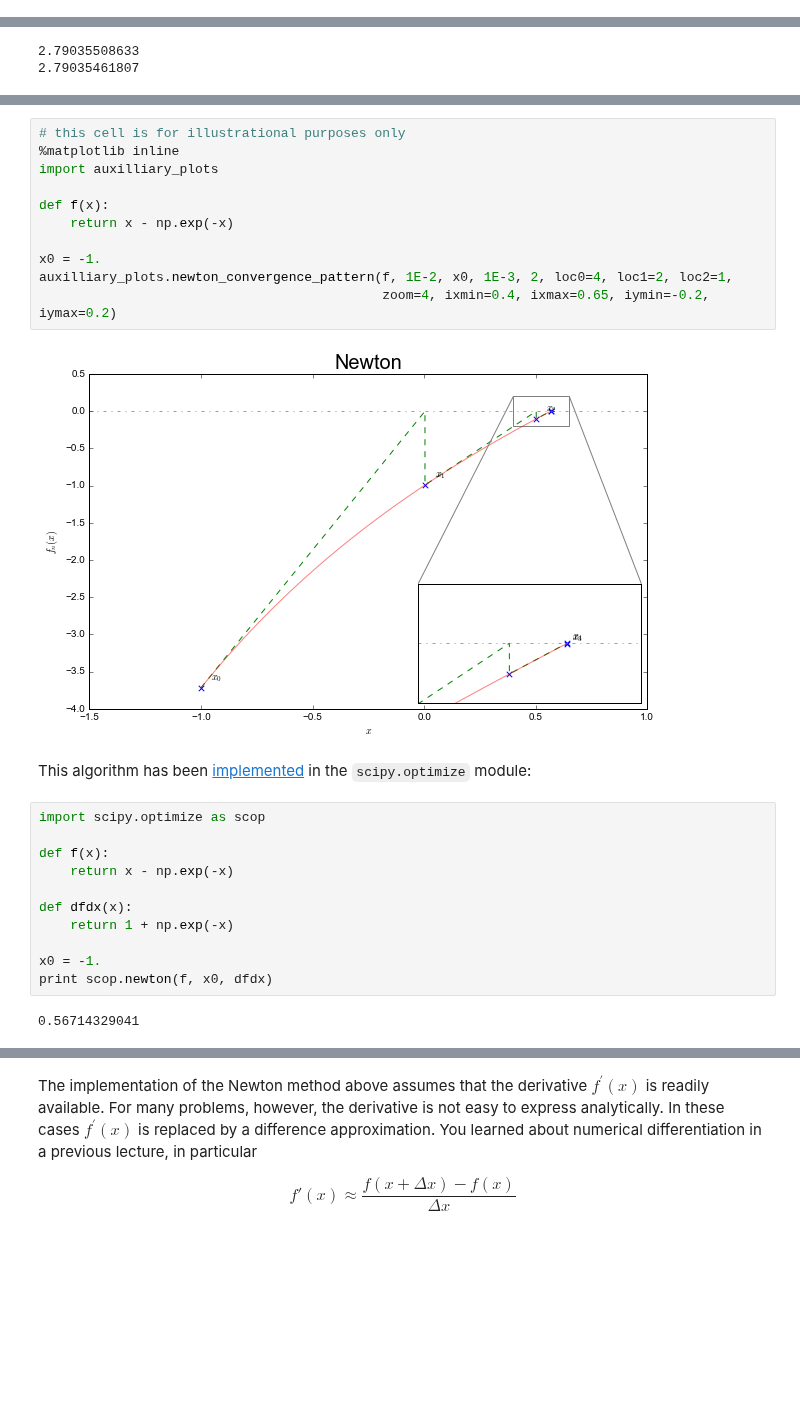
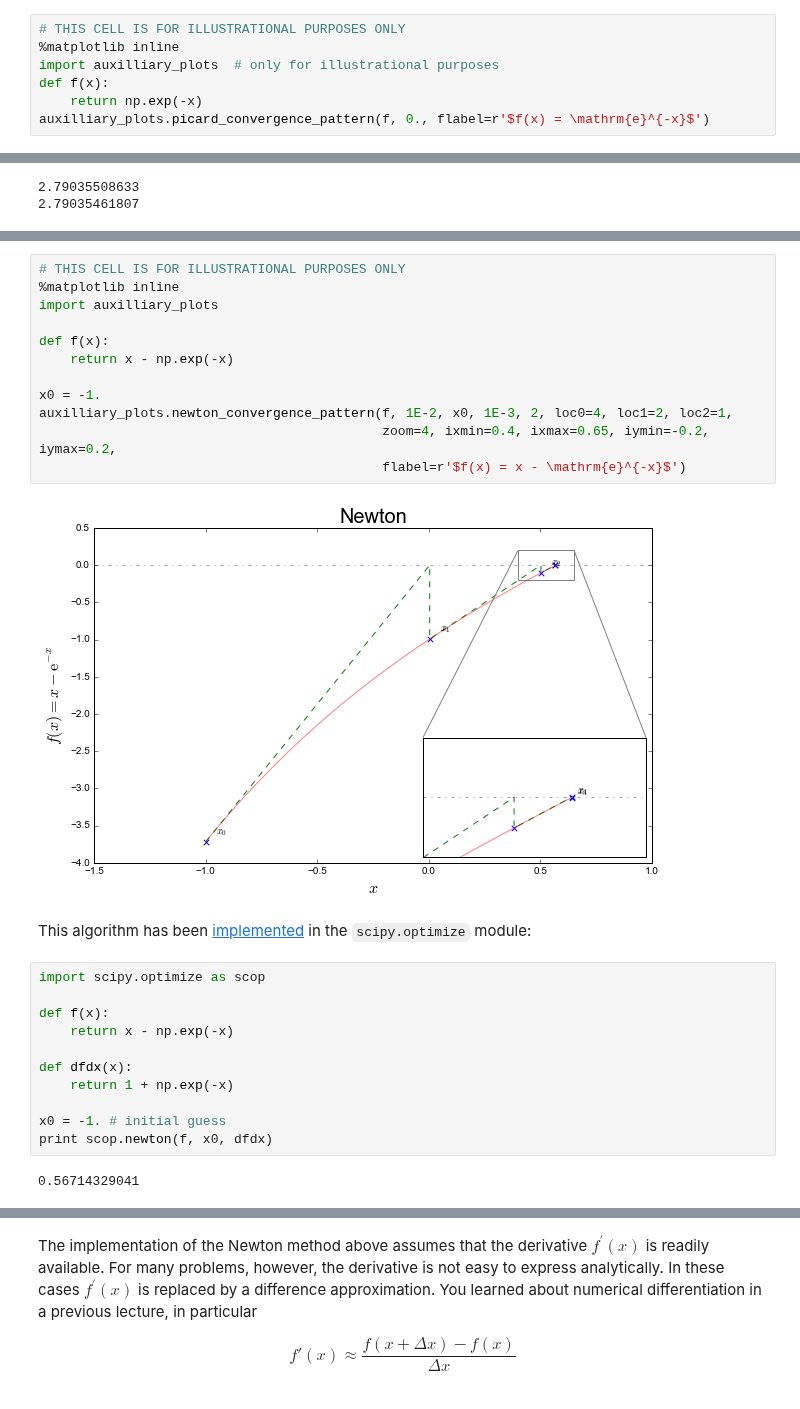
Before and after one commit to ggorman/Numerical-methods-1, a Jupyter notebook: notebook/roots_of_equations.ipynb, the cells around one changed output, grey strips where cells are left out. Drawn from its saved outputs; the diff is of its cells as text; blank space fills up the shorter version.

```diff
--- a/notebook/roots_of_equations.ipynb
+++ b/notebook/roots_of_equations.ipynb
@@ -108,0 +82,7 @@ x_17 = 0.56719
+# %%
+# THIS CELL IS FOR ILLUSTRATIONAL PURPOSES ONLY
+%matplotlib inline
+import auxilliary_plots  # only for illustrational purposes
+def f(x):
+    return np.exp(-x)
+auxilliary_plots.picard_convergence_pattern(f, 0., flabel=r'$f(x) = \mathrm{e}^{-x}$')
@@ -304,16 +310,17 @@ Illustrated, for $f(x) = x - e^{-x}$, this approximation looks like
 # %%
-# this cell is for illustrational purposes only
+# THIS CELL IS FOR ILLUSTRATIONAL PURPOSES ONLY
 %matplotlib inline
 import auxilliary_plots
 
 def f(x):
     return x - np.exp(-x)
 
 x0 = -1.
 auxilliary_plots.newton_convergence_pattern(f, 1E-2, x0, 1E-3, 2, loc0=4, loc1=2, loc2=1,
-                                            zoom=4, ixmin=0.4, ixmax=0.65, iymin=-0.2, iymax=0.2)
+                                            zoom=4, ixmin=0.4, ixmax=0.65, iymin=-0.2, iymax=0.2,
+                                            flabel=r'$f(x) = x - \mathrm{e}^{-x}$')
 # %% [output]
-[figure, old version]
+[figure, new version]
 # %% [markdown]
 This algorithm has been <a href="http://docs.scipy.org/doc/scipy/reference/generated/scipy.optimize.newton.html">implemented</a> in the `scipy.optimize` module:
 # %%
@@ -325,7 +332,7 @@ def f(x):
 def dfdx(x):
     return 1 + np.exp(-x)
 
-x0 = -1.
+x0 = -1. # initial guess
 print scop.newton(f, x0, dfdx)
 # %% [output]
 0.56714329041
```
Also changed, not shown: parts of 36 cells of this notebook, 1 other file.
